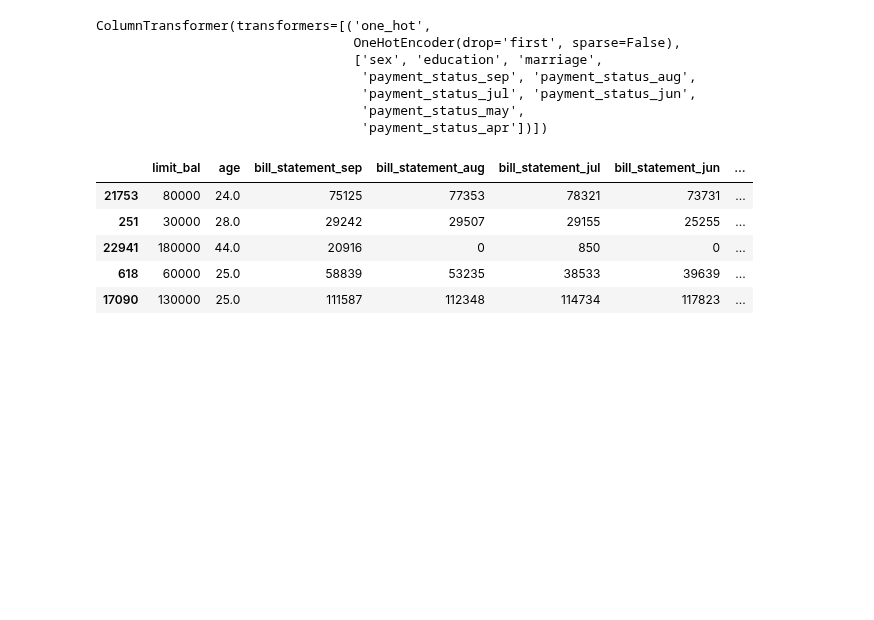
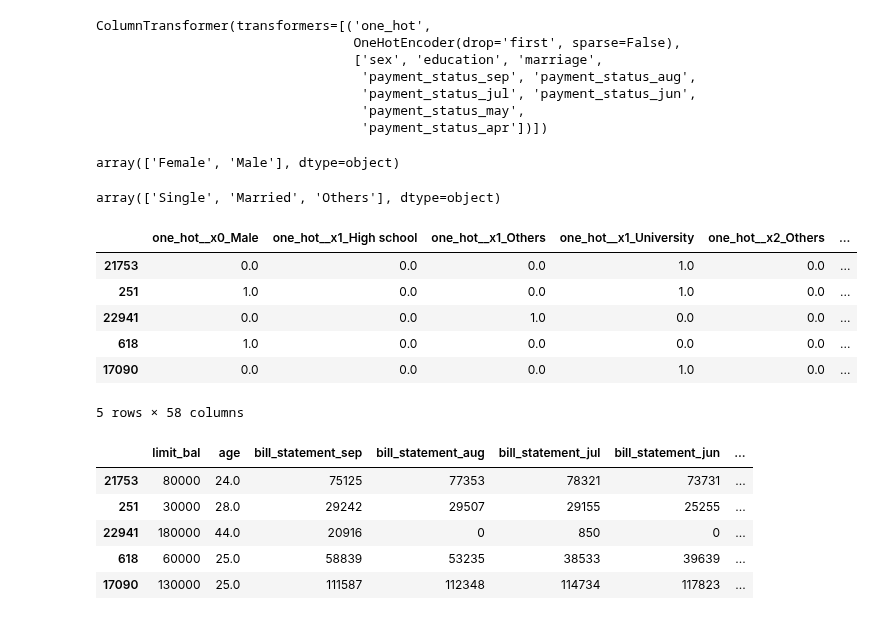
Before and after one commit to polyhedron-gdl/introduction-to-machine-learning-for-finance, a Jupyter notebook: 2022/1-notebooks/chapter-4-4.ipynb, the cells around one changed output. Cells and saved outputs as stored; diff of their text form; code cells hidden in the pictures; blank space fills up the shorter version.

```diff
--- a/2022/1-notebooks/chapter-4-4.ipynb
+++ b/2022/1-notebooks/chapter-4-4.ipynb
@@ -449,6 +454,14 @@ ColumnTransformer(transformers=[('one_hot',
                                   'payment_status_jul', 'payment_status_jun',
                                   'payment_status_may',
                                   'payment_status_apr'])])
+# %%
+X_train['sex'].unique()
+# %% [output]
+array(['Female', 'Male'], dtype=object)
+# %%
+X_train['marriage'].unique()
+# %% [output]
+array(['Single', 'Married', 'Others'], dtype=object)
 # %%
 #
 # Apply the transformations to both the training and the test set:
@@ -460,6 +473,16 @@ X_train_ohe = pd.concat([X_train, X_train_cat], axis=1) .drop(CAT_FEATURES, axis
 
 X_test_cat = pd.DataFrame(one_hot_transformer.transform(X_test),columns=col_names,index=X_test.index)
 X_test_ohe = pd.concat([X_test, X_test_cat], axis=1) .drop(CAT_FEATURES, axis=1)
+# %%
+X_train_cat.head()
+# %% [output]
+|  | one_hot__x0_Male | one_hot__x1_High school | one_hot__x1_Others | one_hot__x1_University | one_hot__x2_Others | ... |
+| 21753 | 0.0 | 0.0 | 0.0 | 1.0 | 0.0 | ... |
+| 251 | 1.0 | 0.0 | 0.0 | 1.0 | 0.0 | ... |
+| 22941 | 0.0 | 0.0 | 1.0 | 0.0 | 0.0 | ... |
+| 618 | 1.0 | 0.0 | 0.0 | 0.0 | 0.0 | ... |
+| 17090 | 0.0 | 0.0 | 0.0 | 1.0 | 0.0 | ... |
+5 rows × 58 columns
 # %%
 X_train_ohe.head()
 # %% [output]
```
Also changed, not shown: parts of 3 cells of this notebook, 1 other file.
